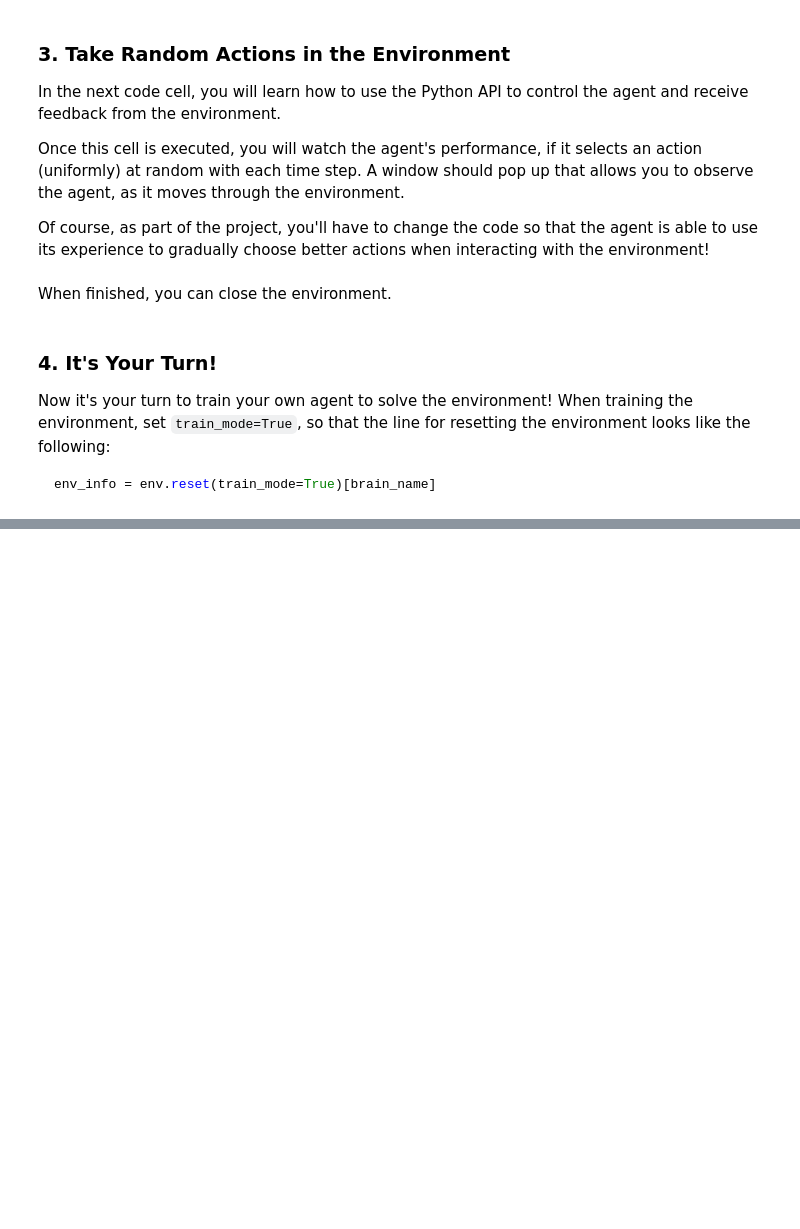
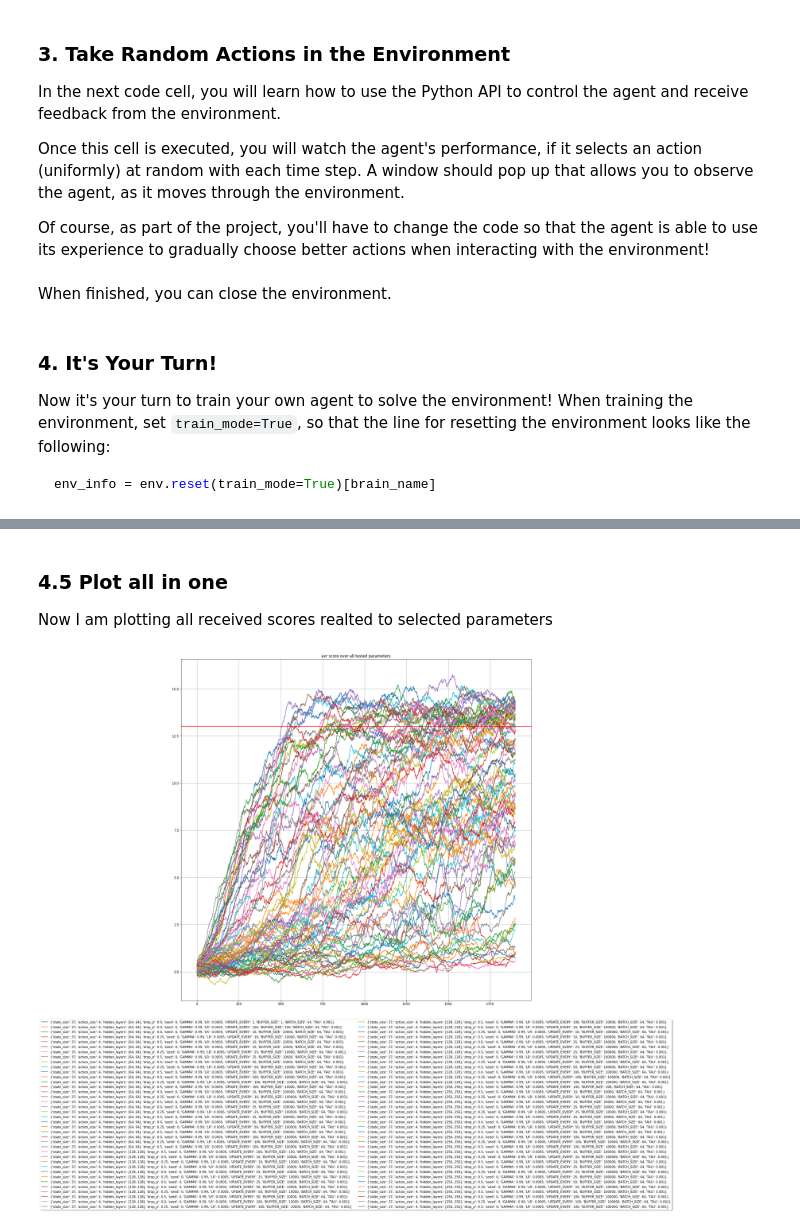
Before and after one commit to maxbader/udacity_drl_p1_navigation, a Jupyter notebook: Navigation.ipynb, the cells around one changed output, grey strips where cells are left out. Saved outputs shown, nothing was run; the diff lists cells and outputs as text; code cells hidden in the pictures; blank space fills up the shorter version.

```diff
--- a/Navigation.ipynb
+++ b/Navigation.ipynb
@@ -246,21 +102,0 @@ Now I am plotting all received scores realted to selected parameters
-# %%
-import matplotlib.pyplot as plt
-import numpy as np
-
-scores = load_score('scores_jupyter.json')
-
-plt.rcParams['figure.figsize'] = [20, 10]
-for score in scores:
-    key = str(score['agent'])
-    values = score['score']
-    y = running_mean(values, 100)
-    x = list(range(0, len(y)))
-    plt.plot(y, label=key)
-
-plt.grid()
-plt.axhline(y=13, color='r', linestyle='-')
-plt.legend()
-plt.legend(loc='upper center', bbox_to_anchor=(0.5, -0.05),
-          fancybox=True, shadow=True, ncol=2)
-plt.title('avr score over all tested parameters')
-plt.show()
@@ -397,0 +270,28 @@ Score: 19.0
+# %% [markdown]
+### 4.5 Plot all in one
+Now I am plotting all received scores realted to selected parameters
+# %%
+# Block 4.5
+import matplotlib.pyplot as plt
+import numpy as np
+
+scores = load_score('scores_tmp.json')
+
+fig = plt.figure(1)
+plt.rcParams['figure.figsize'] = [20, 10]
+for score in scores:
+    key = str(score['agent'])
+    values = score['score']
+    y = running_mean(values, 100)
+    x = list(range(0, len(y)))
+    plt.plot(y, label=key)
+
+plt.grid()
+plt.axhline(y=13, color='r', linestyle='-')
+plt.legend()
+plt.legend(loc='upper center', bbox_to_anchor=(0.5, -0.05),
+          fancybox=True, shadow=True, ncol=2)
+plt.title('avr score over all tested parameters')
+plt.show()
+# %% [output]
+[figure, added]
```
Also changed, not shown: parts of 33 cells of this notebook, 8 other files.
